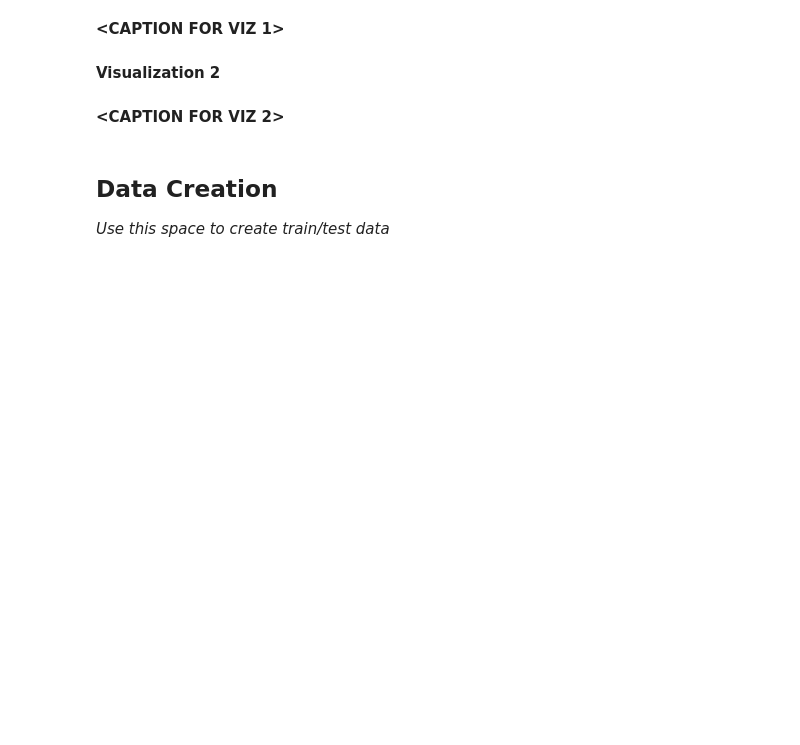
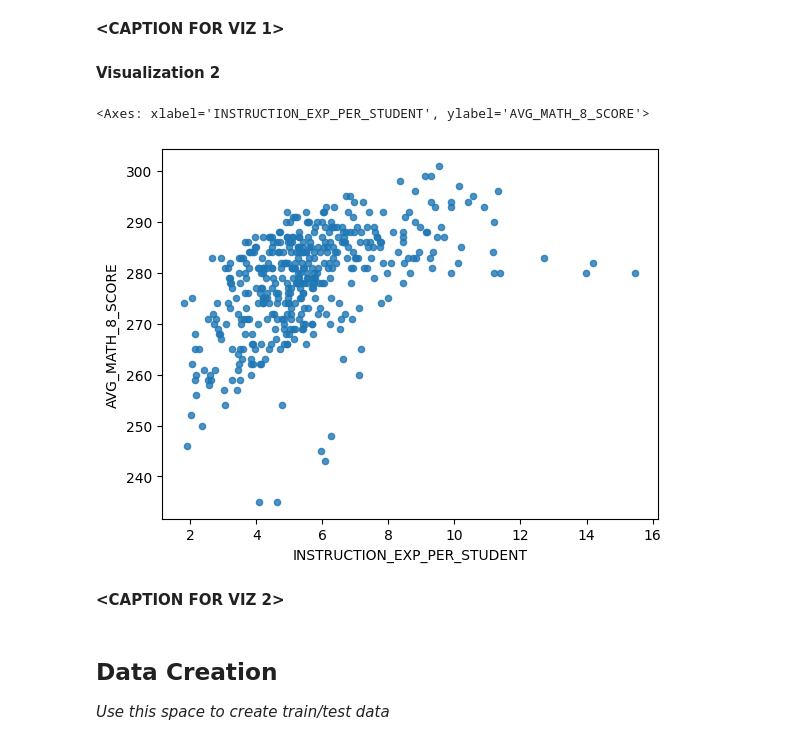
Before and after one commit to olennon-umich/MDSTDataScienceTutorial, a Jupyter notebook: tutorial1/checkpoint1.ipynb, the cells around one changed output. Cells and saved outputs as stored; diff of their text form; code cells hidden in the pictures; blank space fills up the shorter version.

```diff
--- a/tutorial1/checkpoint1.ipynb
+++ b/tutorial1/checkpoint1.ipynb
@@ -169,6 +166,11 @@ Investigate the relationship between your chosen response variable and at least
 **<CAPTION FOR VIZ 1>**
 # %% [markdown]
 **Visualization 2**
+# %%
+df.plot.scatter(x='INSTRUCTION_EXP_PER_STUDENT', y='AVG_MATH_8_SCORE', alpha=0.8)
+# %% [output]
+<Axes: xlabel='INSTRUCTION_EXP_PER_STUDENT', ylabel='AVG_MATH_8_SCORE'>
+[figure, added]
 # %% [markdown]
 **<CAPTION FOR VIZ 2>**
 # %% [markdown]
```
Also changed, not shown: parts of 12 cells of this notebook.
